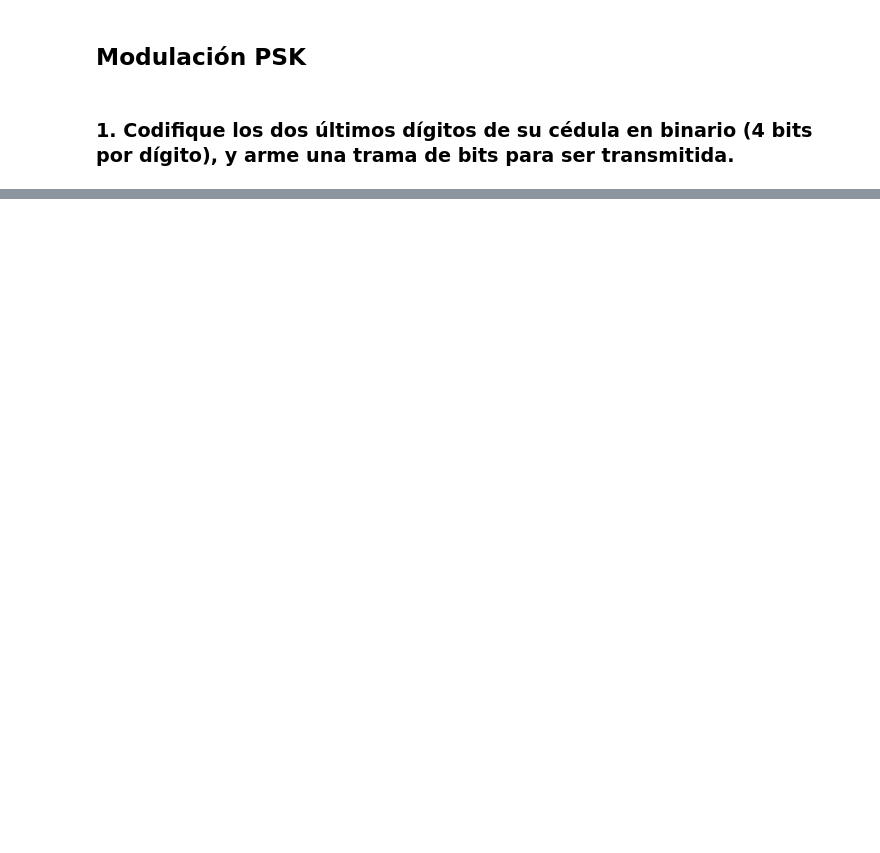
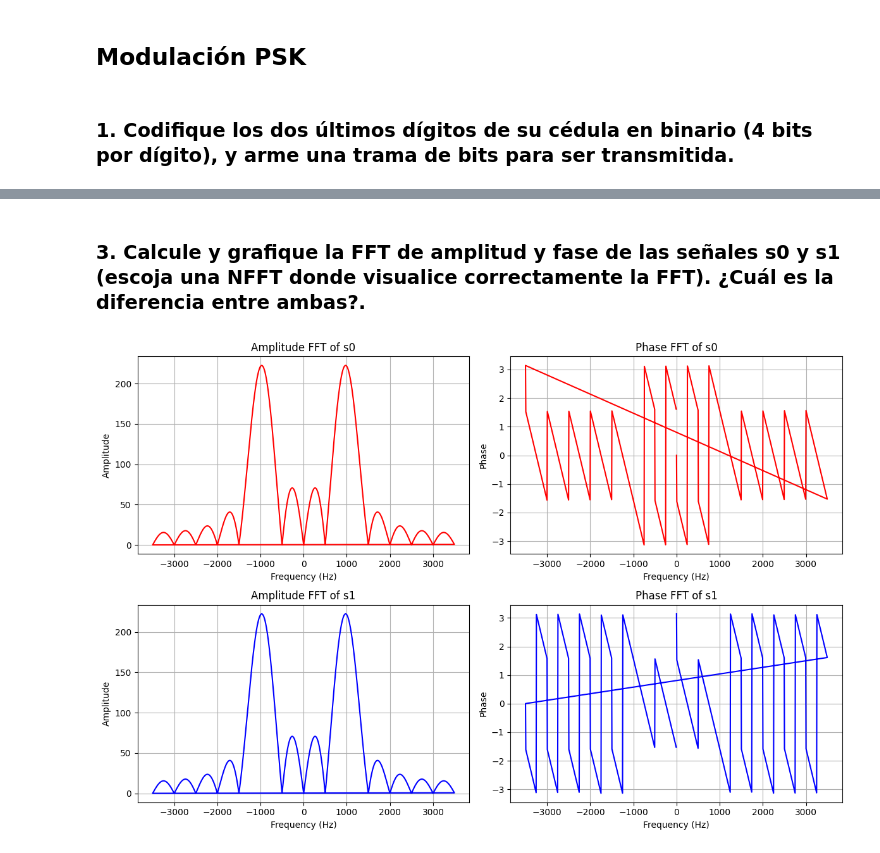
Before and after one commit to Cristian-David-Araujo/Digital_Signal_Processing, a Jupyter notebook: P7/main.ipynb, the cells around one changed output, grey strips where cells are left out. Cells and saved outputs as stored; diff of their text form; code cells hidden in the pictures; blank space fills up the shorter version.

```diff
--- a/P7/main.ipynb
+++ b/P7/main.ipynb
@@ -121,0 +190,49 @@ plt.show()
+# %% [markdown]
+### 3. Calcule y grafique la FFT de amplitud y fase de las señales s0 y s1 (escoja una NFFT donde visualice correctamente la FFT). ¿Cuál es la diferencia entre ambas?.
+# %%
+### 3. Calcule y grafique la FFT de amplitud y fase de las señales s0 y s1 (escoja una NFFT donde visualice correctamente la FFT). ¿Cuál es la diferencia entre ambas?.
+
+#Number of samples for the DFT
+nfft = 1024
+
+#Calculate the DFT of the signals
+S0 = np.fft.fft(s0, nfft)
+S1 = np.fft.fft(s1, nfft)
+
+#Frequency vector
+f = np.fft.fftfreq(nfft, 1/fs)
+
+#Graph of the DFT
+plt.figure(figsize=(12, 8))
+plt.subplot(2, 2, 1)
+plt.plot(f, np.abs(S0), color='red')
+plt.title('Amplitude FFT of s0')
+plt.xlabel('Frequency (Hz)')
+plt.ylabel('Amplitude')
+plt.grid()
+
+plt.subplot(2, 2, 2)
+plt.plot(f, np.angle(S0), color='red')
+plt.title('Phase FFT of s0')
+plt.xlabel('Frequency (Hz)')
+plt.ylabel('Phase')
+plt.grid()
+
+plt.subplot(2, 2, 3)
+plt.plot(f, np.abs(S1), color='blue')
+plt.title('Amplitude FFT of s1')
+plt.xlabel('Frequency (Hz)')
+plt.ylabel('Amplitude')
+plt.grid()
+
+plt.subplot(2, 2, 4)
+plt.plot(f, np.angle(S1), color='blue')
+plt.title('Phase FFT of s1')
+plt.xlabel('Frequency (Hz)')
+plt.ylabel('Phase')
+plt.grid()
+
+plt.tight_layout()
+plt.show()
+# %% [output]
+[figure, added]
```
Also changed, not shown: parts of 20 cells of this notebook, 10 other files.
